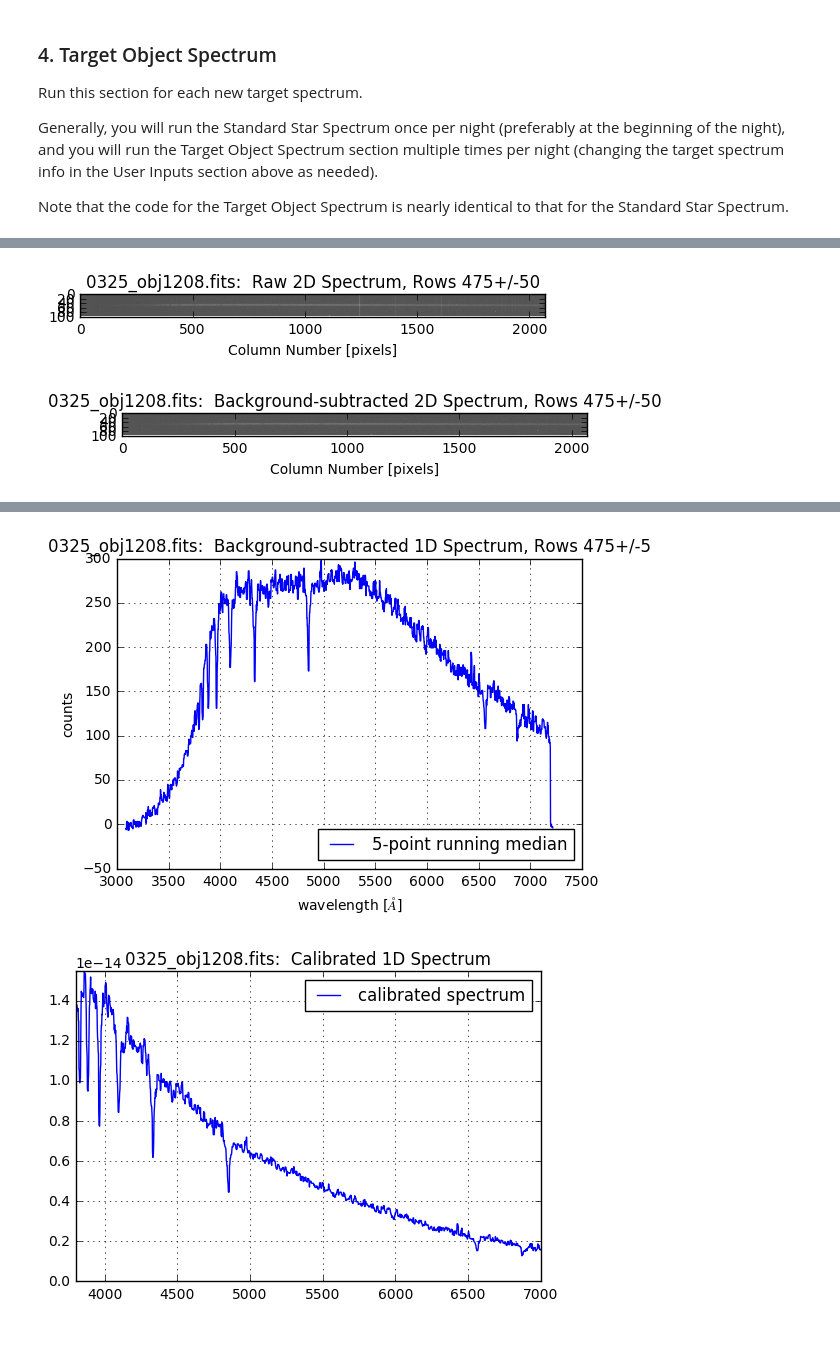
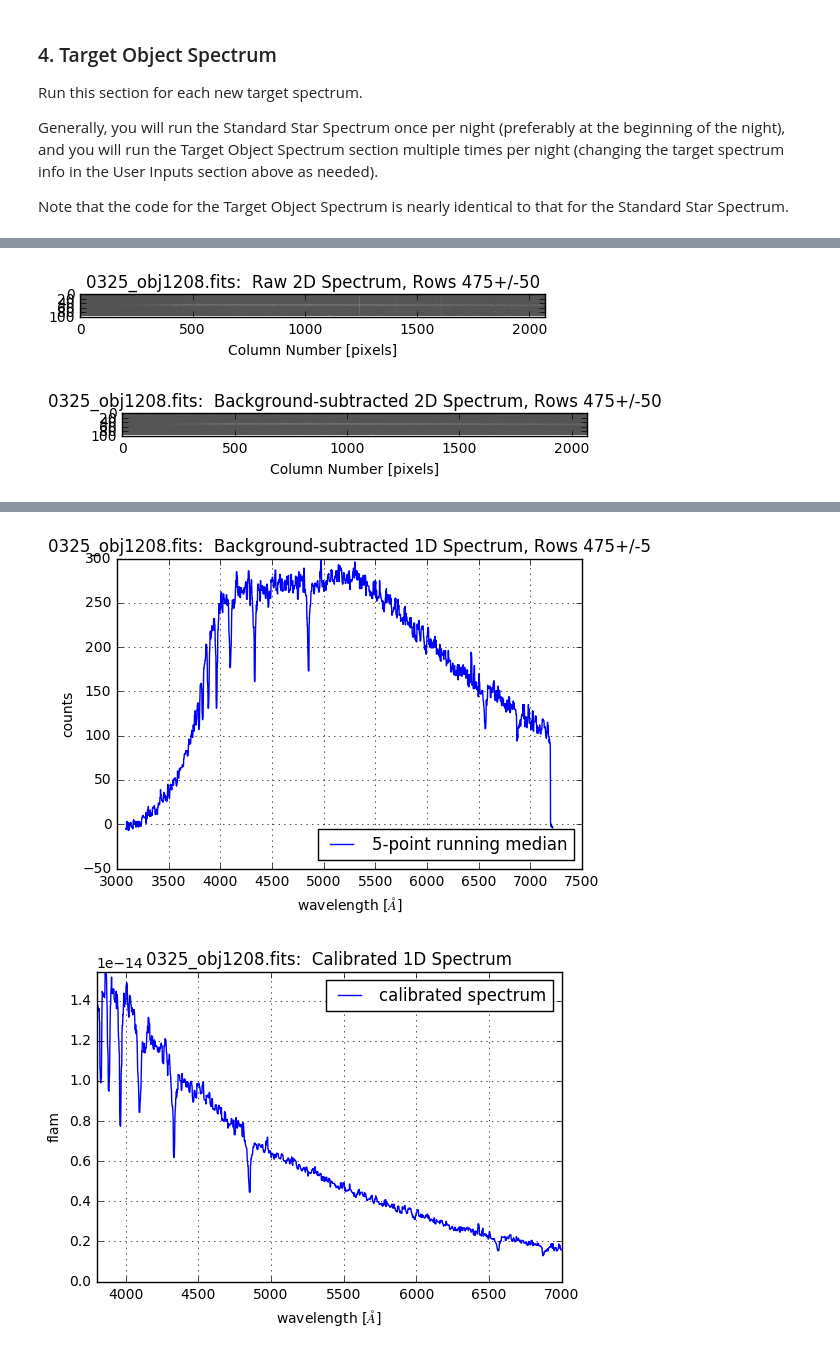
Before and after one commit to DouglasLeeTucker/SOAR_Goodman_QuickReduce, a Jupyter notebook: notebooks/SOAR_Goodman_QR_Notebook.ipynb, the cells around one changed output, grey strips where cells are left out. Cells and saved outputs as stored; diff of their text form; code cells hidden in the pictures.

```diff
--- a/notebooks/SOAR_Goodman_QR_Notebook.ipynb
+++ b/notebooks/SOAR_Goodman_QR_Notebook.ipynb
@@ -469,8 +483,8 @@ plt.title(title)
 
 sum1d = np.sum(new_image_data[aper_row_min:aper_row_max,:],axis=0)
 
-
-x=np.arange(0,2071)
+#x=np.arange(0,2071)
+x=np.arange(0,sum1d.size)
 
 
 # Running median...
@@ -540,32 +554,34 @@ plt.legend(['calibrated spectrum'],
            loc='best')
 plt.xlim(wavelo, wavehi)
 plt.ylim(0.00,fluxhi)
+plt.xlabel("""wavelength [$\AA$]""")
+plt.ylabel('flam')
 title="""%s:  Calibrated 1D Spectrum""" % (os.path.basename(inputFile))
 plt.title(title)
 plt.grid(True)
 
 
 wave_series = pd.Series(wave_smoothed, name='wave')
 calib_series = pd.Series(sum1d_smoothed_calib, name='flam')
 df_calib = pd.concat([wave_series,calib_series], axis=1)
 df_calib.to_csv(outputFile,index=False)
 
 print
 print
 print """* * * Calibrated 1d Spectrum written to %s * * *""" % (outputFile)
 print
 print
 # %% [output]
 ('Min:', 630)
 ('Max:', 56558)
 ('Mean:', 642.0507923362)
 ('Stdev:', 124.01303836346364)
 
 
 * * * Calibrated 1d Spectrum written to /Users/dtucker/Desktop/ReductionsTemp/SOAR-Sep28-Oct03-2018-Run/2018-10-01/0325_obj1208.fits.1d_calib.csv * * *
 [figure]
 [figure]
 [figure]
 [figure]
 [figure]
-[figure, old version]
+[figure, new version]
```
Also changed, not shown: parts of 2 cells of this notebook.
